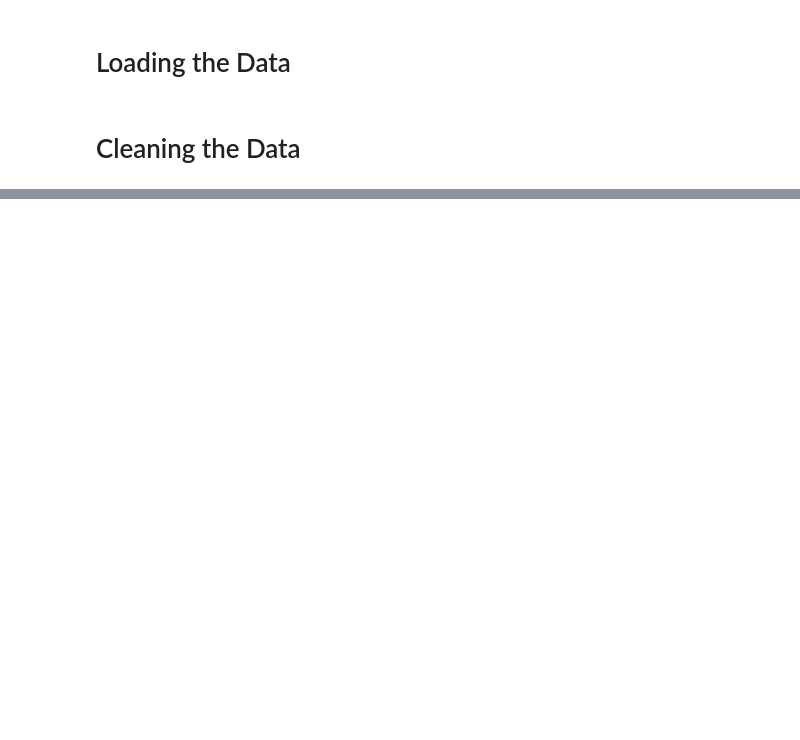
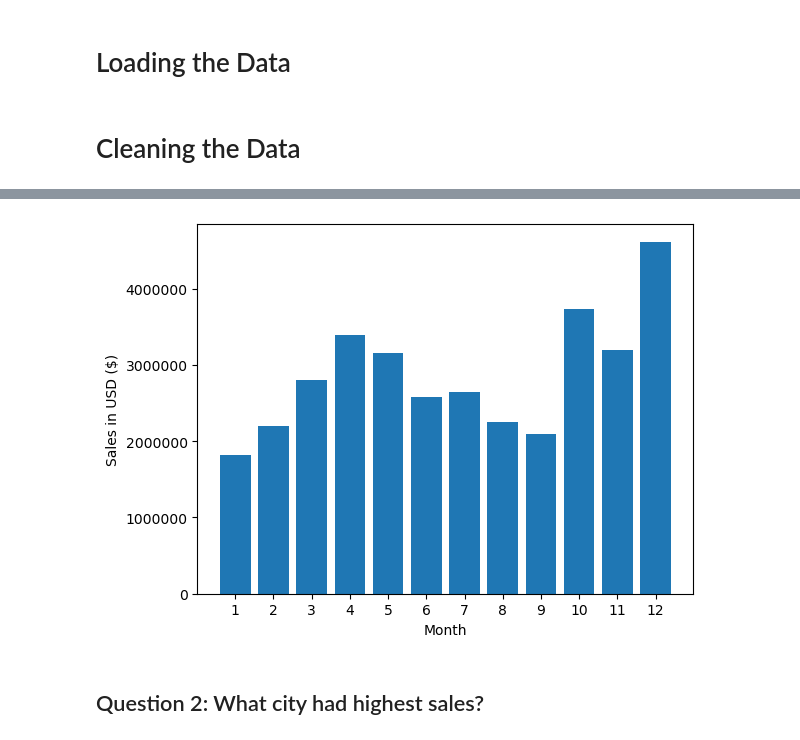
Before and after one commit to zachary-matthieu/python, a Jupyter notebook: kg_case_study.ipynb, the cells around one changed output, grey strips where cells are left out. Drawn from its saved outputs; the diff is of its cells as text; code cells hidden in the pictures; blank space fills up the shorter version.

```diff
--- a/kg_case_study.ipynb
+++ b/kg_case_study.ipynb
@@ -39,0 +75,7 @@ df.head()
+# %%
+# Convert Data Types
+df['Month'] = df['Month'].astype('int32')
+# %%
+# Convert Data Types
+df['Quantity Ordered'] = pd.to_numeric(df['Quantity Ordered'])
+df['Price Each'] = pd.to_numeric(df['Price Each'])
@@ -39,0 +84,4 @@ df.head()
+# %%
+# Creating 'Sales' Column
+df['Sales'] = df['Quantity Ordered'] * df['Price Each']
+df.head()
@@ -39,0 +95,4 @@ df.head()
+# %%
+# Groupby 'Month'
+month_sales = df.groupby('Month').sum()
+month_sales
@@ -39,0 +132,20 @@ df.head()
+# %%
+# 'month_sales' Visual
+import matplotlib.pyplot as plt
+
+months = range(1, 13)
+
+plt.bar(months, month_sales['Sales'])
+
+plt.xticks(months)
+plt.xlabel('Month')
+plt.ylabel('Sales in USD ($)')
+
+# Remove Scientific Notation
+plt.ticklabel_format(style = 'plain')
+
+plt.show()
+# %% [output]
+[figure, added]
+# %% [markdown]
+## Question 2: What city had highest sales?
```
Also changed, not shown: parts of 28 cells of this notebook.
